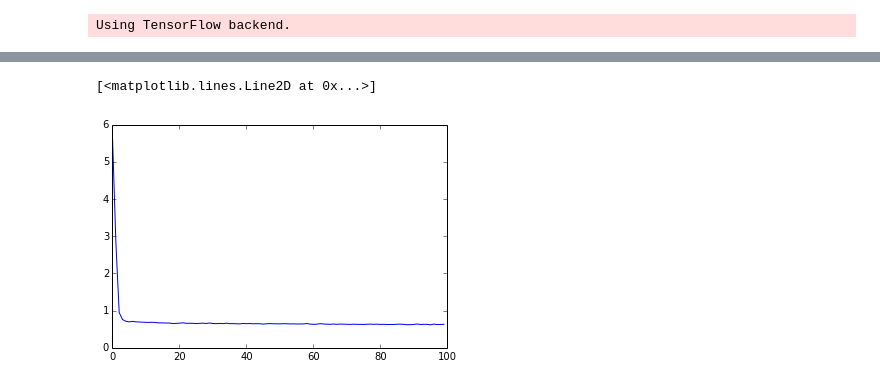
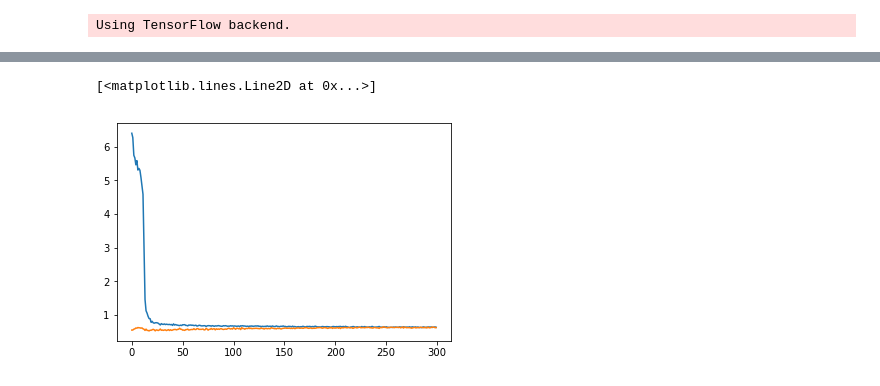
Before and after one commit to bregydoc/torioux-hands, a Jupyter notebook: Modeling.ipynb, the cells around one changed output, grey strips where cells are left out. Drawn from its saved outputs; the diff is of its cells as text; code cells hidden in the pictures.

```diff
--- a/Modeling.ipynb
+++ b/Modeling.ipynb
@@ -26,3 +24,5 @@ IMAGES_SIZE = (100,100)
+# %%
+IMAGES_SIZE = (180,180)
 # %%
 def getActiveNeuron(gender):
     if gender == 'male':
@@ -169,16 +168,16 @@ patterns_extract.add(Dense(1500, activation='relu'))
 patterns_extract.add(Dropout(0.5))
 patterns_extract.add(Dense(1500, activation='relu'))
 patterns_extract.add(Dropout(0.5))
-patterns_extract.add(Dense(1000, activation='relu'))
+patterns_extract.add(Dense(100, activation='relu'))
 patterns_extract.add(Dropout(0.5))
 
 patterns_extract.add(Dense(1, activation='sigmoid'))
 
-adam = keras.optimizers.Adam(lr=0.01, beta_1=0.9, beta_2=0.999, epsilon=1e-08, decay=0.0)
-sgd = SGD(lr=0.0001, decay=1e-6, momentum=0.9, nesterov=True)
+adam = keras.optimizers.Adam(lr=0.0001, beta_1=0.9, beta_2=0.999, epsilon=1e-08, decay=0.0)
+sgd = SGD(lr=0.00001, decay=1e-6, momentum=0.9, nesterov=True)
 nadam = keras.optimizers.Nadam(lr=0.00001, beta_1=0.9, beta_2=0.999, epsilon=1e-08, schedule_decay=0.004)
 
-patterns_extract.compile(loss='binary_crossentropy', optimizer=nadam, metrics=['accuracy'])
+patterns_extract.compile(loss='binary_crossentropy', optimizer=sgd, metrics=['accuracy'])
 
 patterns_extract.summary()
 # %% [output]
@@ -200,5 +199,5 @@ Trainable params: 17,197,081
 Non-trainable params: 0
 _________________________________________________________________
 # %%
-hist = patterns_extract.fit(imgs, gender, epochs=100, batch_size=128)
+hist = patterns_extract.fit(imgs, gender, epochs=300, batch_size=128)
 # %% [output]
@@ -206,5 +221,6 @@ Epoch 1/100
 # %%
 plt.plot(hist.history['loss'])
+plt.plot(hist.history['acc'])
 # %% [output]
 [<matplotlib.lines.Line2D at 0x...>]
-[figure, old version]
+[figure, new version]
```
Also changed, not shown: parts of 8 cells of this notebook, 1 other file.
